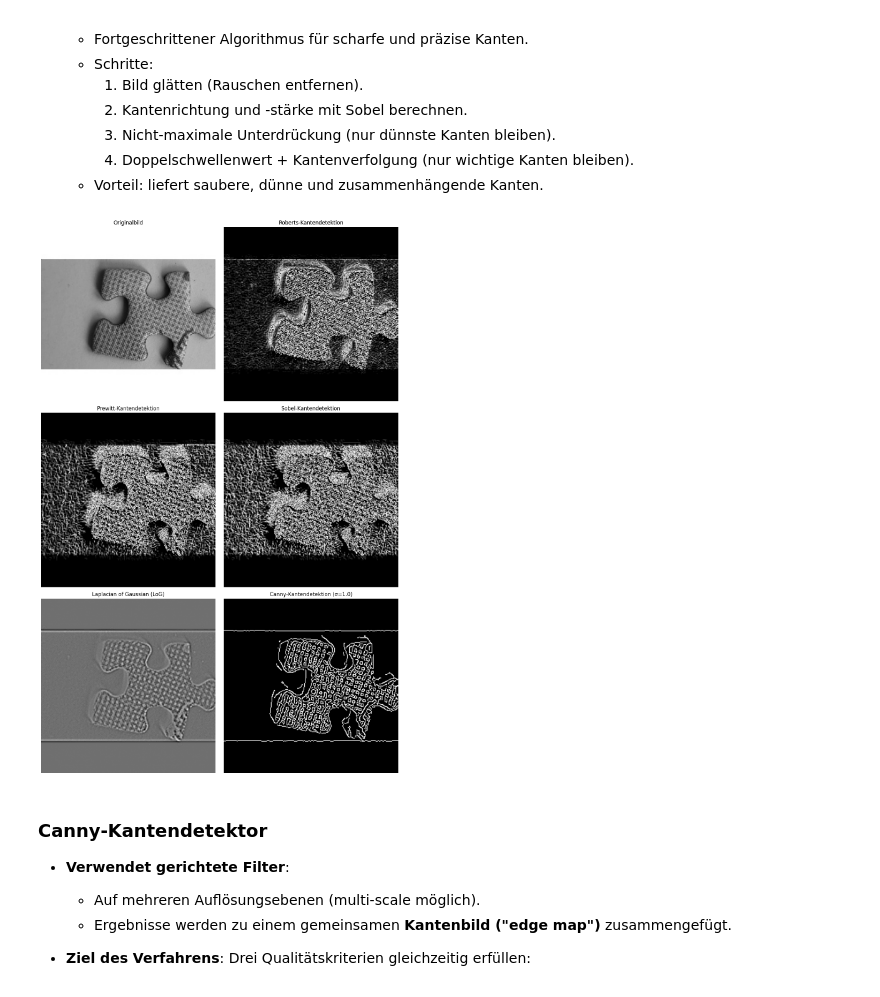
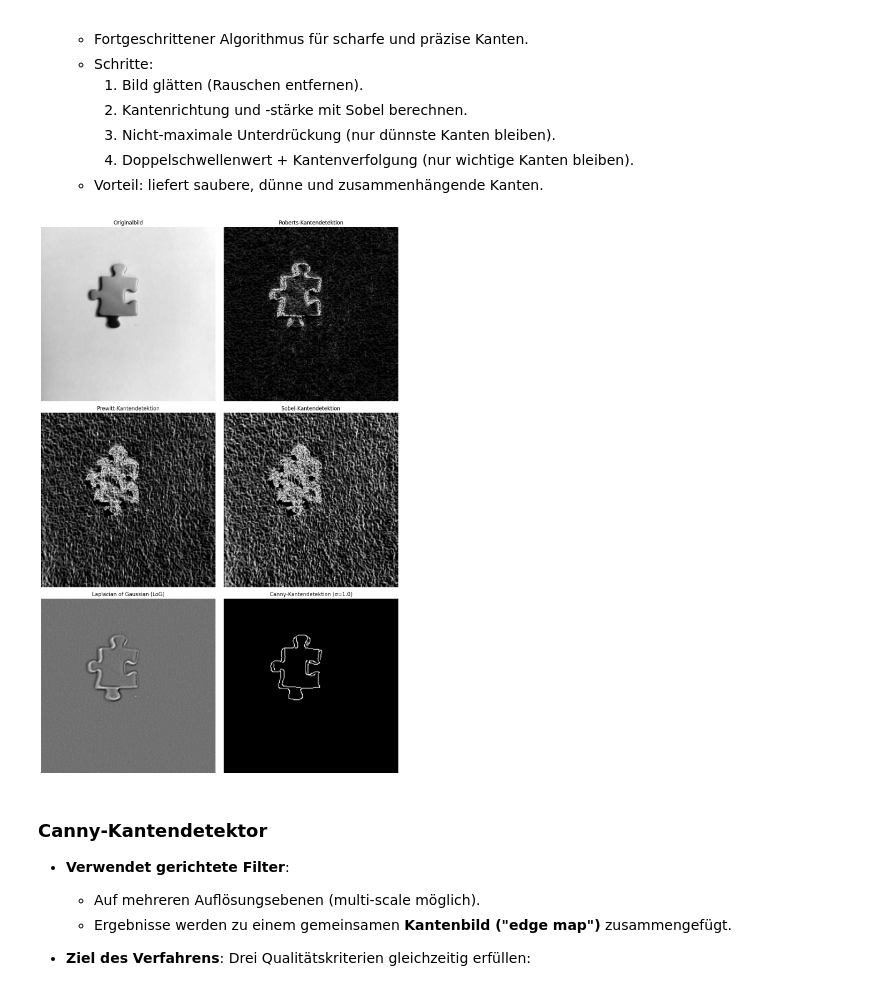
Before and after one commit to hermandi21/puzzle_solver_2d, a Jupyter notebook: src/detect_puzzle_silhouette.ipynb, the cells around one changed output. Drawn from its saved outputs; the diff is of its cells as text; code cells hidden in the pictures.

```diff
--- a/src/detect_puzzle_silhouette.ipynb
+++ b/src/detect_puzzle_silhouette.ipynb
@@ -126,7 +158,7 @@ import numpy as np
 import matplotlib.pyplot as plt
 
 # Lade das Bild
-image_path = "/home/hermandi21/Mein-Schreibtisch/AIN6/2d-cv/puzzle_solver_2d/data/pzl_3_processed/pzl_3_004_front.jpg"
+image_path = "/home/hermandi21/Mein-Schreibtisch/AIN6/2d-cv/puzzle_solver_2d/data/pzl_1_processed/pzl_1_004_front.jpg"
 image = cv2.imread(image_path)
 if image is None:
     print(f"Fehler beim Laden des Bildes: {image_path}")
@@ -174,34 +206,34 @@ else:
 
     # Plot der Ergebnisse in zwei Spalten
     fig, axes = plt.subplots(3, 2, figsize=(12, 18))
     axes[0, 0].imshow(gray_image, cmap='gray')
     axes[0, 0].set_title("Originalbild")
     axes[0, 0].axis("off")
 
     axes[0, 1].imshow(edges_roberts, cmap='gray')
     axes[0, 1].set_title("Roberts-Kantendetektion")
     axes[0, 1].axis("off")
 
     axes[1, 0].imshow(edges_prewitt, cmap='gray')
     axes[1, 0].set_title("Prewitt-Kantendetektion")
     axes[1, 0].axis("off")
 
     axes[1, 1].imshow(edges_sobel, cmap='gray')
     axes[1, 1].set_title("Sobel-Kantendetektion")
     axes[1, 1].axis("off")
 
     axes[2, 0].imshow(edges_log, cmap='gray')
     axes[2, 0].set_title("Laplacian of Gaussian (LoG)")
     axes[2, 0].axis("off")
 
     axes[2, 1].imshow(edges_canny, cmap='gray')
     axes[2, 1].set_title("Canny-Kantendetektion (σ=1.0)")
     axes[2, 1].axis("off")
 
     plt.tight_layout()
     plt.show()
 # %% [output]
-[figure, old version]
+[figure, new version]
 # %% [markdown]
 ### Canny-Kantendetektor
 
```
Also changed, not shown: parts of 5 cells of this notebook, 6 other files.
